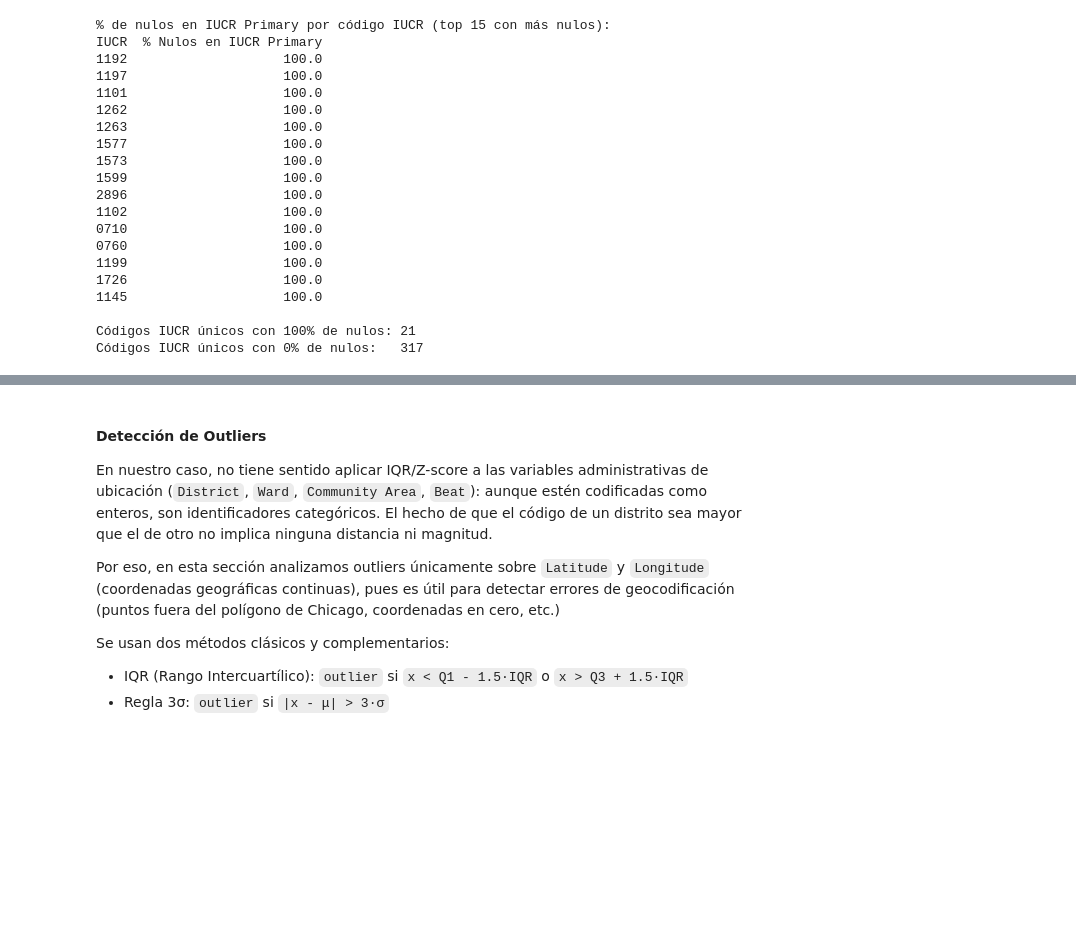
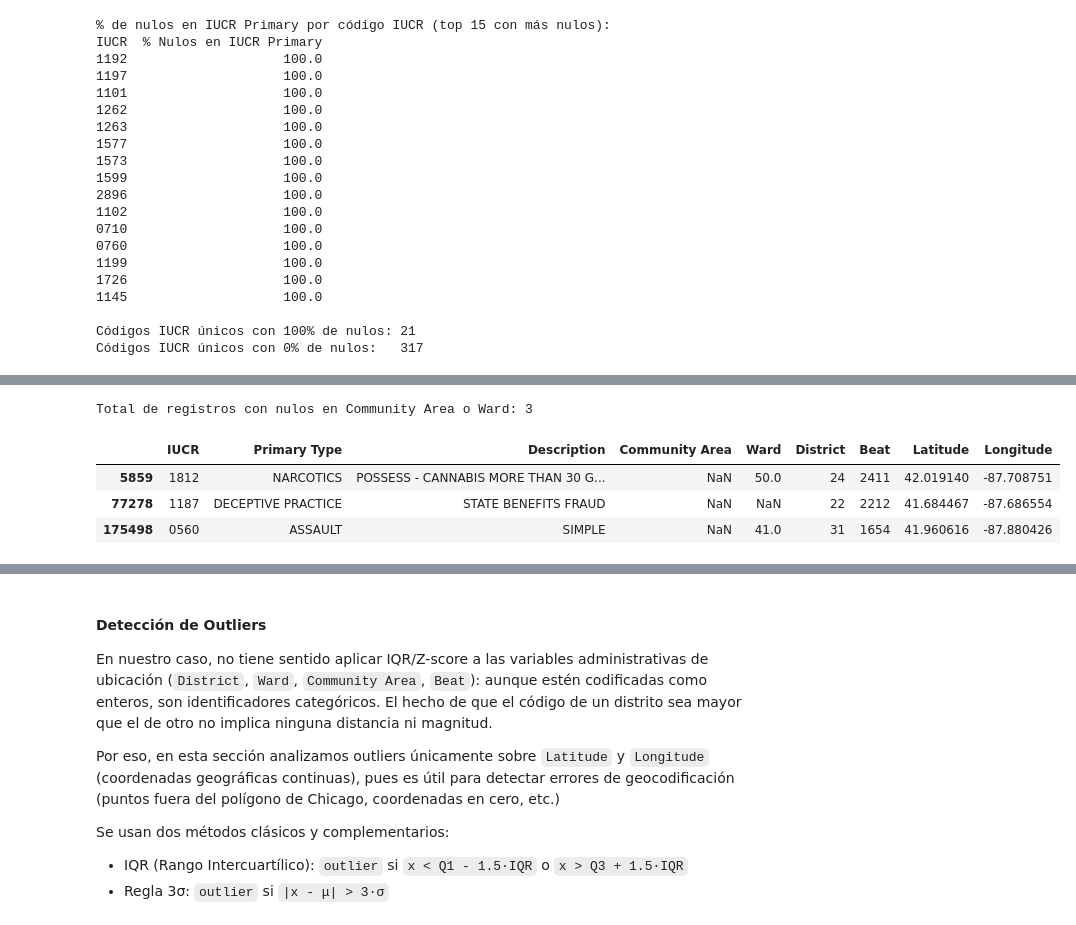
Before and after one commit to francomor/ceia-analisis-de-datos-tp-final, a Jupyter notebook: 1.tp_final_eda_fran.ipynb, the cells around one changed output, grey strips where cells are left out. Cells and saved outputs as stored; diff of their text form; code cells hidden in the pictures; blank space fills up the shorter version.

Commit message:
Add community area ward null

```diff
--- a/1.tp_final_eda_fran.ipynb
+++ b/1.tp_final_eda_fran.ipynb
@@ -1149,0 +1157,15 @@ Los outputs confirman que la faltante **depende totalmente de la variable `IUCR`
+# %%
+# Conteo de nulos y overlap entre Community Area y Ward
+cols_geo = ['Community Area', 'Ward']
+
+total_rows = len(df_chicago)
+print("Nulos absolutos y porcentaje:")
+for c in cols_geo:
+    n = df_chicago[c].isna().sum()
+    print(f"  {c:<16}  {n:>7}  ({n/total_rows*100:.3f} %)")
+
+mask_any = df_chicago[cols_geo].isna().any(axis=1)
+mask_all = df_chicago[cols_geo].isna().all(axis=1)
+print(f"\nFilas con al menos UNA de las 2 columnas nula: {mask_any.sum()}")
+print(f"Filas con las 2 columnas nulas a la vez:        {mask_all.sum()}")
+print(f"¿Los nulos coinciden fila-a-fila en las 2 columnas? {(mask_any == mask_all).all()}")
@@ -1149,0 +1180,13 @@ Los outputs confirman que la faltante **depende totalmente de la variable `IUCR`
+# %%
+# Muestra de registros con nulos en Community Area o Ward
+registros_sin_geo = df_chicago[mask_any]
+print(f"Total de registros con nulos en Community Area o Ward: {len(registros_sin_geo)}")
+registros_sin_geo[['IUCR', 'Primary Type', 'Description',
+                   'Community Area', 'Ward', 'District', 'Beat',
+                   'Latitude', 'Longitude']].head(10)
+# %% [output]
+Total de registros con nulos en Community Area o Ward: 3
+|  | IUCR | Primary Type | Description | Community Area | Ward | District | Beat | Latitude | Longitude |
+| 5859 | 1812 | NARCOTICS | POSSESS - CANNABIS MORE THAN 30 G... | NaN | 50.0 | 24 | 2411 | 42.019140 | -87.708751 |
+| 77278 | 1187 | DECEPTIVE PRACTICE | STATE BENEFITS FRAUD | NaN | NaN | 22 | 2212 | 41.684467 | -87.686554 |
+| 175498 | 0560 | ASSAULT | SIMPLE | NaN | 41.0 | 31 | 1654 | 41.960616 | -87.880426 |
```
Also changed, not shown: parts of 11 cells of this notebook.
